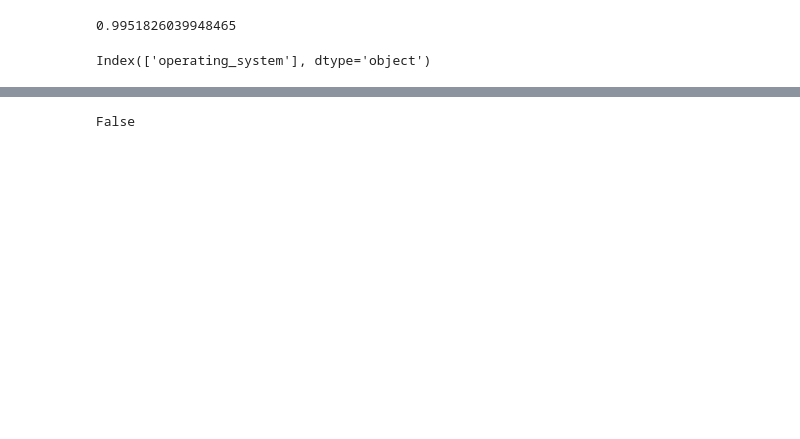
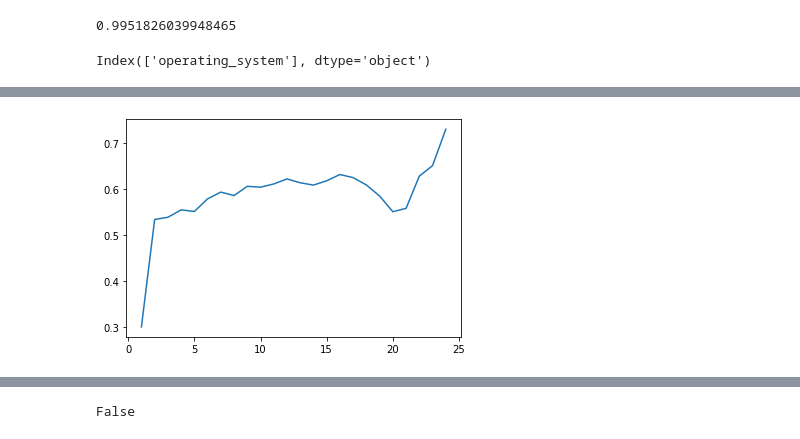
Before and after one commit to Huan111/Trackhack.21.2---Predict-upgrade, a Jupyter notebook: model_training.ipynb, the cells around one changed output, grey strips where cells are left out. Drawn from its saved outputs; the diff is of its cells as text; code cells hidden in the pictures; blank space fills up the shorter version.

```diff
--- a/model_training.ipynb
+++ b/model_training.ipynb
@@ -970,4 +1269,0 @@ for i in range(1,len(feat_names)+1):
-# %%
-use_features = feat_names[indices][:19]
-# %%
-RFC = RandomForestClassifier(criterion='gini',max_depth=10,max_features='auto',n_estimators=100).fit(data_X[use_features],data_y)
@@ -978,0 +1290,14 @@ f1_score(data_y,y_pred)
+# %%
+#label encode
+f1_dict = {}
+for i in range(1,(len(feat_names)+1)):
+    use_features = feat_names[:i]
+    X_train, X_val, y_train, y_val = train_test_split(data_X[use_features], data_y, test_size=0.2)
+    RFC = RandomForestClassifier(criterion='gini',max_depth=None,max_features='auto',n_estimators=400).fit(X_train,y_train)
+    y_pred = RFC.predict(X_val)
+    f1_dict[i] = f1_score(y_val,y_pred)
+import matplotlib.pyplot as plt
+plt.plot(f1_dict.keys(),f1_dict.values())
+plt.show()
+# %% [output]
+[figure, added]
```
Also changed, not shown: parts of 67 cells of this notebook, 2 other files.
